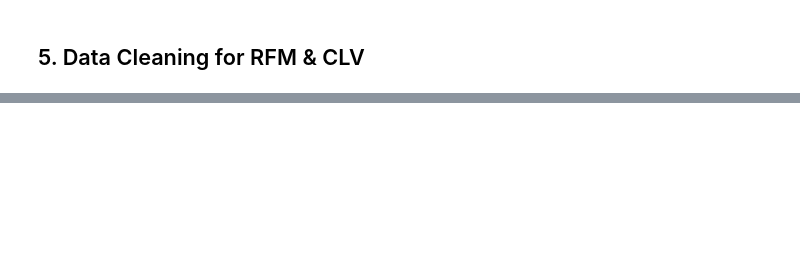
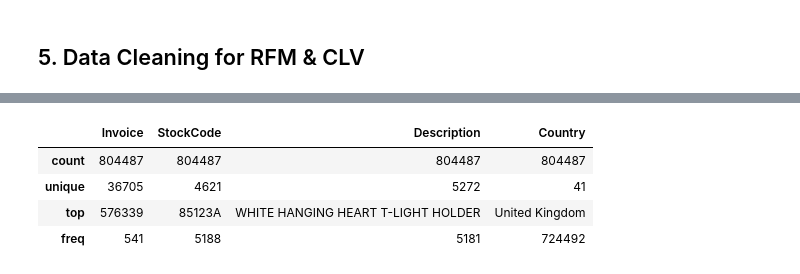
Before and after one commit to nabigwaku/customer-segmentation-rfm-clv, a Jupyter notebook: notebooks/customer_segmentation_story.ipynb, the cells around one changed output, grey strips where cells are left out. Saved outputs shown, nothing was run; the diff lists cells and outputs as text; code cells hidden in the pictures; blank space fills up the shorter version.

```diff
--- a/notebooks/customer_segmentation_story.ipynb
+++ b/notebooks/customer_segmentation_story.ipynb
@@ -323,0 +394,8 @@ df[df["StockCode"].str.contains("^DOT")] # looking at stock codes with DOT in th
+# %%
+df_clean.describe(include='O') # descriptive statistics for categorical columns
+# %% [output]
+|  | Invoice | StockCode | Description | Country |
+| count | 804487 | 804487 | 804487 | 804487 |
+| unique | 36705 | 4621 | 5272 | 41 |
+| top | 576339 | 85123A | WHITE HANGING HEART T-LIGHT HOLDER | United Kingdom |
+| freq | 541 | 5188 | 5181 | 724492 |
```
Also changed, not shown: parts of 17 cells of this notebook.
